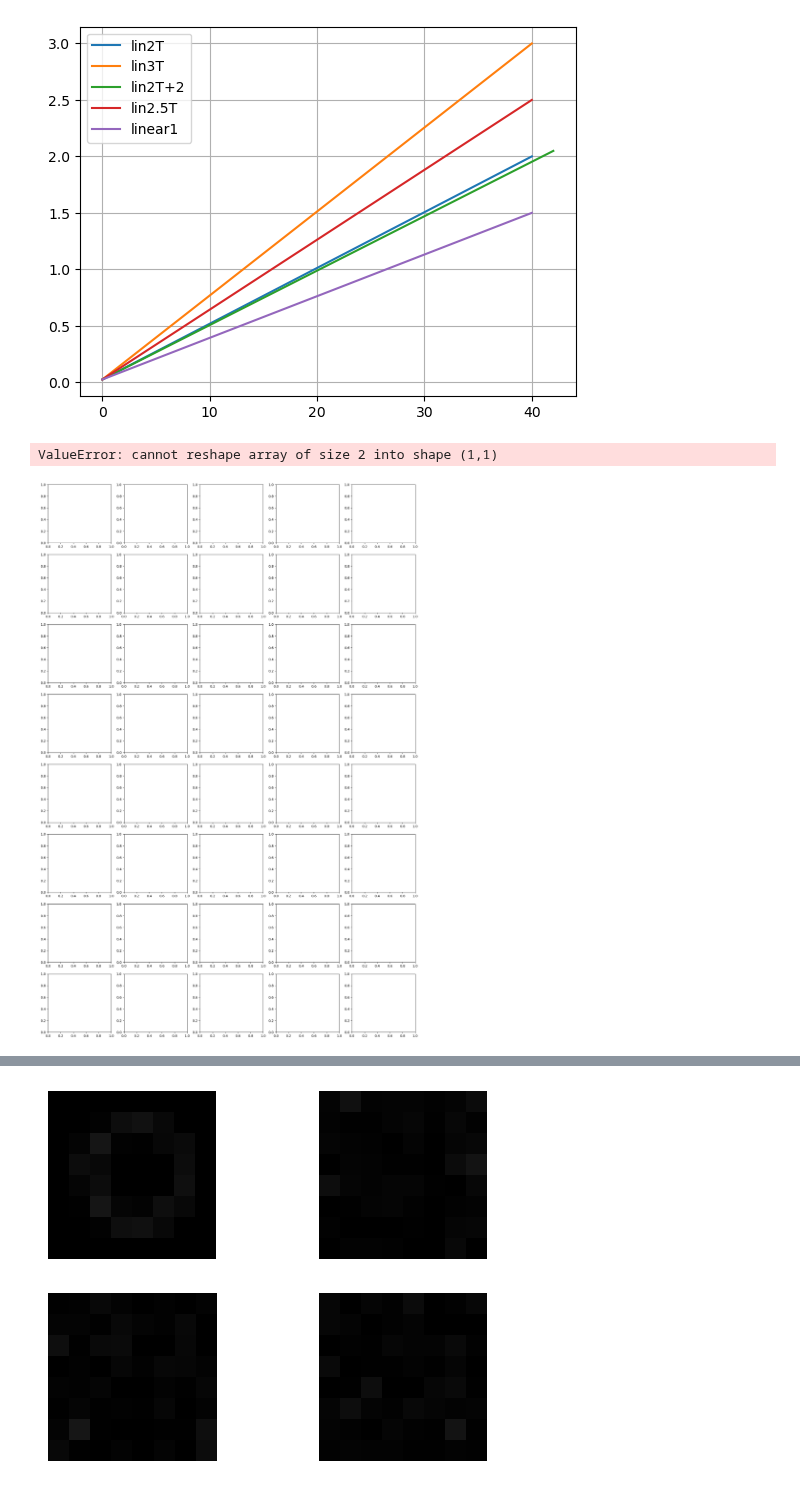
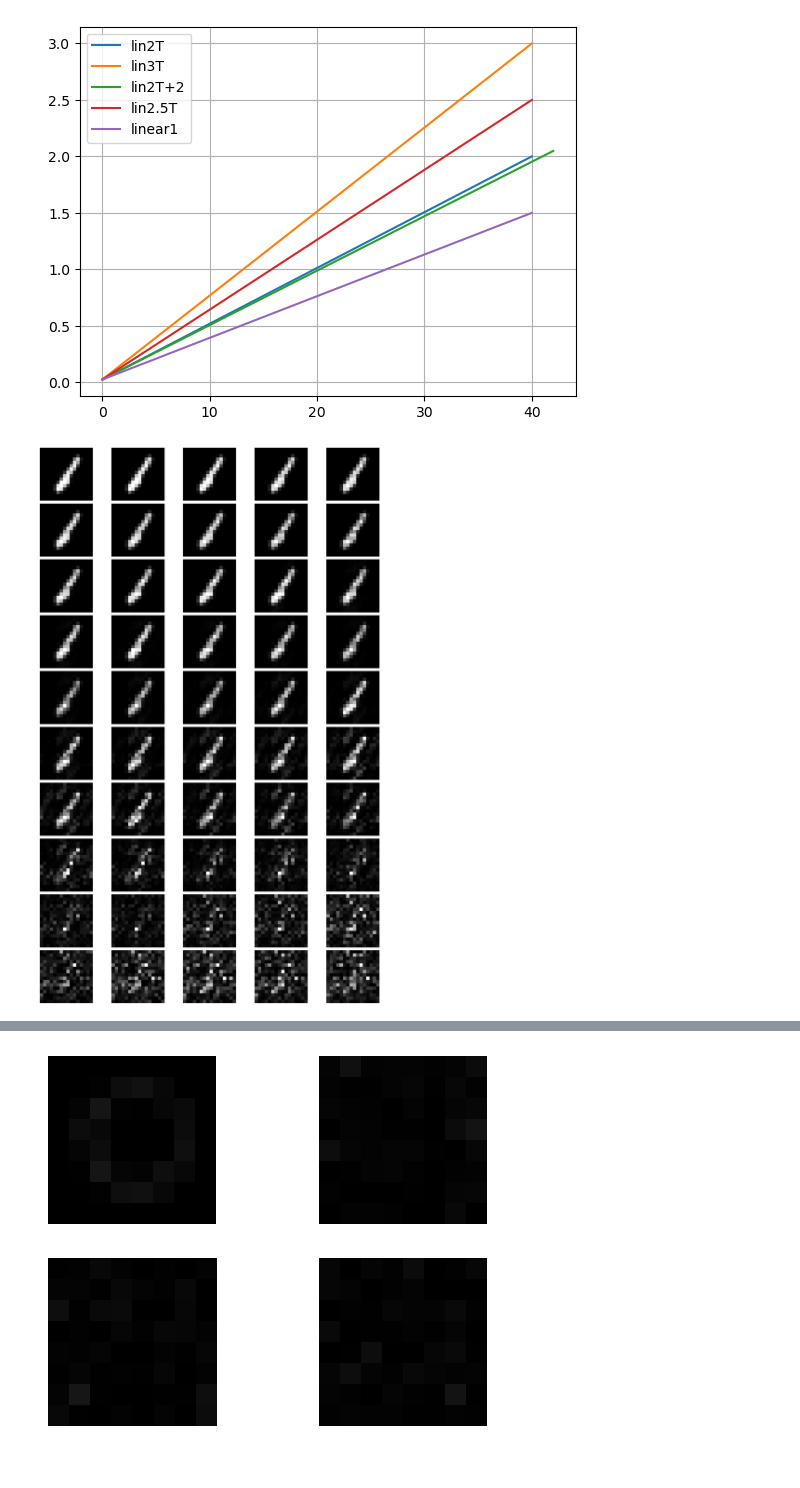
Before and after one commit to alapena/QuantGenMdl, a Jupyter notebook: visualize_noising.ipynb, the cells around one changed output, grey strips where cells are left out. Drawn from its saved outputs; the diff is of its cells as text; code cells hidden in the pictures.

```diff
--- a/visualize_noising.ipynb
+++ b/visualize_noising.ipynb
@@ -26,22 +22,25 @@ config = {
     'device': 'cuda:0',
     'dataset': {
         'dir': './data',
-        'name': 'CIRCLEY_3',
+        'name': 'MNIST_1',
+        'transforms': {
+            'resize': 16
+        },
         'maxsize': 1000,
     },
     'model': {
-        'n_timesteps': 40,
+        'n_timesteps': 50,
         'diffusion_schedule': {
-            'name': 'custom_sq',
-            'slope': 0.003,
-            'vrescale': 50,
-            'hrescale': 26
+            'name': 'linear',
+            'slope': 2,
+            # 'vrescale': 50,
+            # 'hrescale': 26
         }
     }
 }
-n_data, n_features, n_ancilla_qubits, n_backward_layers = 1000, 8, 2, 6
+n_data, n_features, n_ancilla_qubits, n_backward_layers = 1000, 256, 4, 9
 n_timesteps = config["model"]["n_timesteps"]
-diffusion_schedule = config["model"]["diffusion_schedule"]["name"] + str(config["model"]["diffusion_schedule"]["slope"]) + "-" + str(config["model"]["diffusion_schedule"]["vrescale"]) + "-" + str(config["model"]["diffusion_schedule"]["hrescale"])
+diffusion_schedule = config["model"]["diffusion_schedule"]["name"] + str(config["model"]["diffusion_schedule"]["slope"])# + "-" + str(config["model"]["diffusion_schedule"]["vrescale"]) + "-" + str(config["model"]["diffusion_schedule"]["hrescale"])
 _, n_qubits = find_closest_power_of_2(n_features, return_power=True)
 
 device = set_device(config.get('device', 'cpu'))
@@ -203,37 +203,36 @@ plt.legend()
 # Visualize the evolution of one image
 n = 2 # select a sample
 
-dir, filename = get_path(config, type='diffusedqstates', diffusion_schedule=diffusion_schedule, n_data=n_data, n_pixels=n_features, n_qubits=n_qubits,n_timesteps=n_timesteps)
+dir, filename = get_path(config, type='diffusedqstates.npy', diffusion_schedule=diffusion_schedule, n_data=n_data, n_features=n_features, n_qubits=n_qubits,n_timesteps=n_timesteps)
 diffused_states = np.load(dir / filename)
 
 image_dim = int(np.sqrt(n_features))
-rows = 8
+rows = 10
 cols = 5
 fig, axs = plt.subplots(rows, cols, figsize=(20, 30))
 vmin, vmax = 0, 1
 images = []
 for i in tqdm(range(n_timesteps+1)):
     if i == n_timesteps:
         continue
     # Extract the probabilities and convert back to MNIST digits
     state = diffused_states[i+1, n]
     probs = (state*state.conj()).real
     probs = probs[:, np.newaxis][:n_features]
     image = probs.reshape(image_dim, image_dim)
 
     # Rescale the probabilities to the range [0,1]
     norm = 1 / image.max()
     image = image * norm
 
     images.append(image)
 
     axs[i//cols, i%cols].imshow(image, vmin=vmin, vmax=vmax, cmap='gray')
     axs[i//cols, i%cols].axis('off')
 
 plt.tight_layout()
 # %% [output]
-ValueError: cannot reshape array of size 2 into shape (1,1)
-[figure, old version]
+[figure, new version]
 # %%
 plt.imshow(image, cmap='gray')
 plt.colorbar()
```
Also changed, not shown: parts of 6 cells of this notebook, 7 other files.
